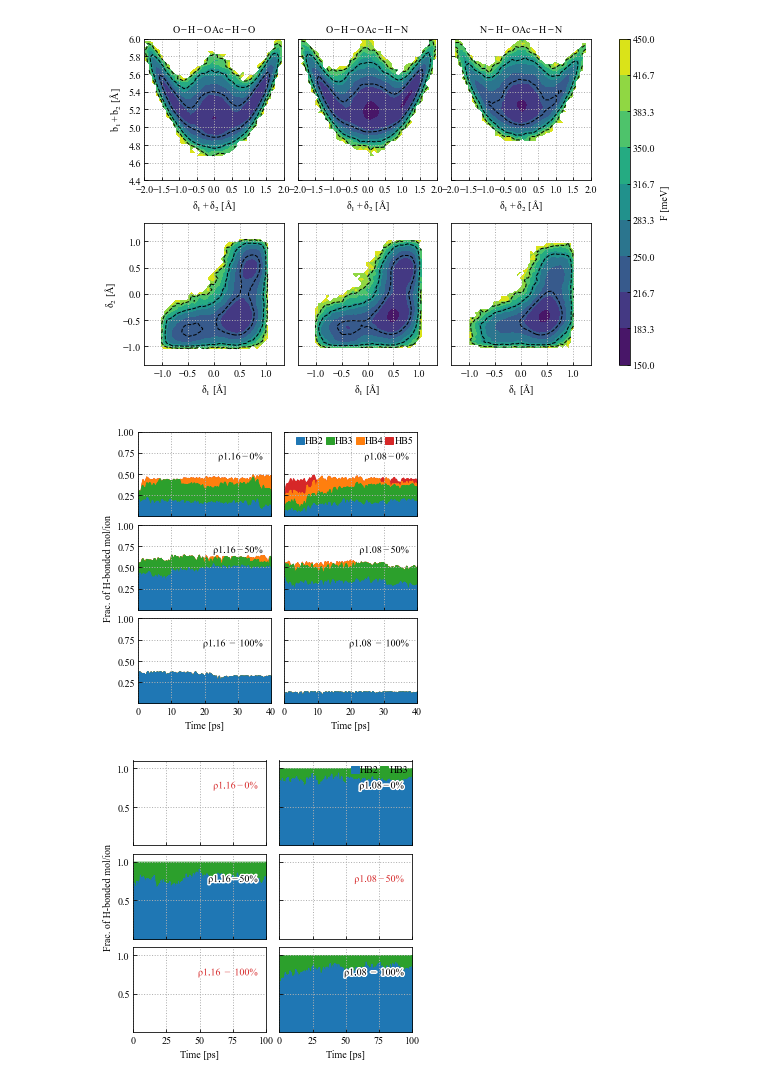
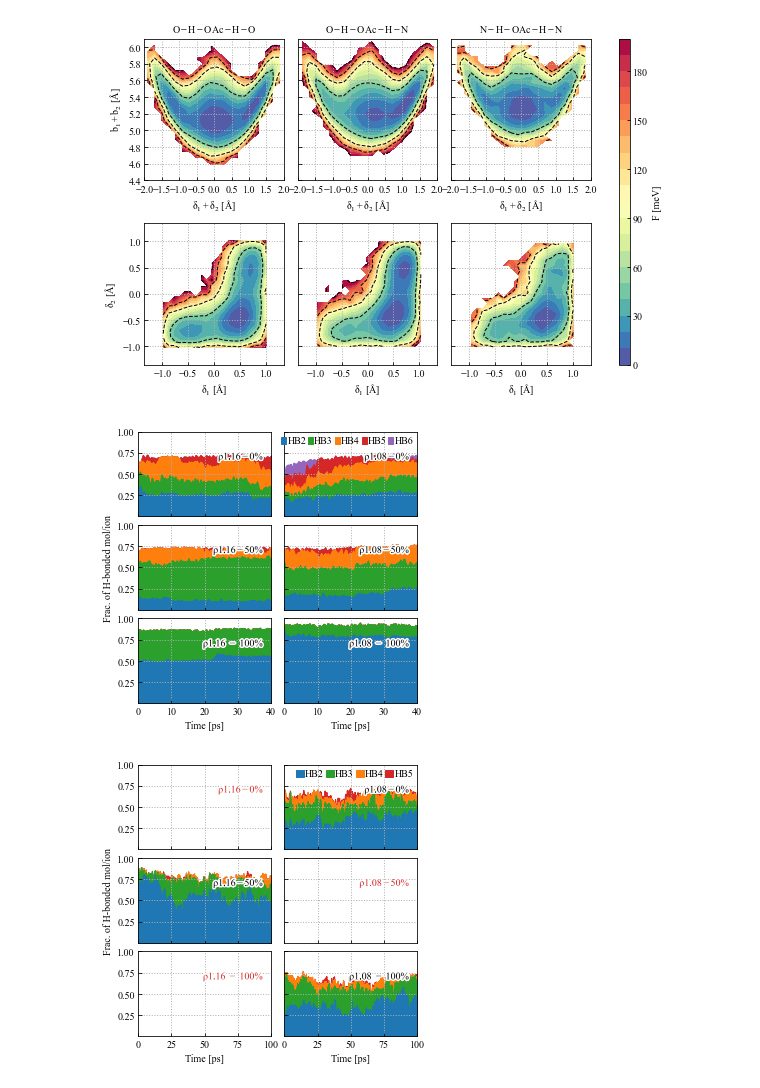
Before and after one commit to yqshao-archive/pils, a Jupyter notebook: notebooks/structure_plots.ipynb, the cells around one changed output. Drawn from its saved outputs; the diff is of its cells as text; code cells hidden in the pictures.

```diff
--- a/notebooks/structure_plots.ipynb
+++ b/notebooks/structure_plots.ipynb
@@ -9,8 +9,8 @@ import numpy as np
 f, axs = plt.subplots(2, 3, figsize=[10, 6], sharey="row", sharex="row")
 
 all_xax = np.concatenate(
-    [np.load(fname) for fname in glob("../analyses/hbonds/nvt-*/*/xax.npy")],
-    #[np.load(fname) for fname in glob("../analyses/hbonds/al-adam-gen3/nvt-340k-100ps/*/xax.npy")],
+    #[np.load(fname) for fname in glob("../analyses/hbonds/nvt-*/*/xax.npy")],
+    [np.load(fname) for fname in glob("../analyses/hbonds/al-adam-gen3/nvt-340k-100ps/*/xax.npy")],
     axis=0,
 )
 all_count = all_xax.shape[0]
@@ -18,17 +18,18 @@ all_count = all_xax.shape[0]
 for ((ax1, ax2), name, i) in zip(axs.T, ["aaa", "aab", "bab"], [0.0, 1.0, 2.0]):
     this_xax = all_xax[all_xax[:, 0] == i]
     def hist2contour(ax, x, y):
-        h, xedges, yedges = np.histogram2d(x, y, bins=40)
+        h, xedges, yedges = np.histogram2d(x, y, bins=20)
         pmf = - np.ma.log(h.T/all_count) * 8.617e-5 * 340 * 1000
+        pmf -= np.min(pmf)
         xbins = xedges[:-1] + (xedges[1] - xedges[0]) / 2
         ybins = yedges[:-1] + (yedges[1] - yedges[0]) / 2
-        level1 = np.linspace(150, 450, 10)
-        level2 = np.linspace(150, 450, 5)
-        c = ax.contourf(xbins, ybins, pmf, level1,)
+        level1 = np.arange(0, 201, 10)
+        level2 = np.arange(0, 201, 50)
+        c = ax.contourf(xbins, ybins, pmf, level1,cmap='Spectral_r')
         ax.contour(xbins, ybins, pmf, level2, colors="k", linewidths=1, linestyles='--')
         return c
     ax1.set_xlim(-2, 2)
-    ax1.set_ylim(4.4, 6)
+    ax1.set_ylim(4.5, 6.1)
     ax2.set_xlim(-1.35, 1.35)
     ax2.set_ylim(-1.35, 1.35)
     ax2.set_xticks(np.arange(-1,1.1,0.5))
@@ -51,46 +52,47 @@ f.colorbar(c, ax=axs.flatten().tolist(), aspect=30, label='F [meV]')
 axs[0,0].set_title('$O-H-OAc-H-O$',fontsize=10)
 axs[0,1].set_title('$O-H-OAc-H-N$',fontsize=10)
 axs[0,2].set_title('$N-H-OAc-H-N$',fontsize=10)
-plt.savefig('pt-pmf-cp2k.png')
+# plt.savefig('pt-pmf-cp2k.png')
+plt.savefig('pt-pmf-al-adam-gen3.png')
 # %% [output]
-[figure, old version]
+[figure, new version]
 # %%
 from scipy.signal import savgol_filter
 import matplotlib.patheffects as pe
 
 f, axs = plt.subplots(3,2, figsize=[5,5], sharex=True, sharey=True)
 stride = 20
 
 for rho, col, t1 in zip(['rho1.1551', 'rho1.0753'], axs.T, [r'$\rho1.16',r'$\rho1.08']):
 
     for tag, ax, t2 in zip(['a32b32i0','a16b16i16','a0b0i32'], col, ['-0\%$', '-50\%$', '~-~100\%$']):
         ener = np.concatenate([np.loadtxt(f'../trajs/cp2k/nvt-{seg}-{seg+10}ps/hoac-c1im-{tag}-{rho}/cp2k-md-1.ener') for seg in [0,10,20,30]],axis=0)
         traj = np.concatenate([np.load(f'../analyses/hbonds/nvt-{seg}-{seg+10}ps/hoac-c1im-{tag}-{rho}/pop.npy') for seg in [0,10,20,30]],axis=0)
         traj = traj[::stride]
         ener = ener[::stride]
         t = ener[:,1]/1000
         pot = ener[:,4]/640*27.2114
         # for the HB population
-        hbpop = traj[:,4:].cumsum(axis=1)/64.
+        hbpop = traj[:,3:].cumsum(axis=1)/64.
         hbpop = np.apply_along_axis(lambda m: savgol_filter(m, 101, 3), axis=0, arr=hbpop)
         handles = [ax.fill_between(t, x, color=color, alpha=1) for x, color in
-                   list(zip(hbpop.T, ['tab:blue', 'tab:green', 'tab:orange', 'tab:red']))[::-1]]
+                   list(zip(hbpop.T, ['tab:blue', 'tab:green', 'tab:orange', 'tab:red', 'tab:purple']))[::-1]]
         # for the plot
         ax.text(0.95,0.7, t1+t2,transform=ax.transAxes, va='center', ha='right',
                 path_effects=[pe.withStroke(linewidth=3, foreground='w')])
         ax.grid(lw=1, ls=':')
 axs[1,0].set_ylabel('Frac. of H-bonded mol/ion')
 axs[-1,0].set_xlabel('Time [ps]')
 axs[-1,1].set_xlabel('Time [ps]')
 
 axs[0,1].legend(handles[::-1], [f'HB{i+2}' for i in range(len(handles))],
-                handlelength=0.8, ncol=4, columnspacing=0.2, handletextpad=0.1, borderaxespad=0)
+                handlelength=0.5, ncol=5, columnspacing=0.2, handletextpad=0.1, borderaxespad=0)
 ax.set_ylim(0.001,1)
 ax.set_xlim(0,40)
 plt.subplots_adjust(wspace=0.1, hspace=0.1)
 plt.savefig('hbnet-cp2k.png')
 # %% [output]
-[figure, old version]
+[figure, new version]
 # %%
 from scipy.signal import savgol_filter
 import matplotlib.patheffects as pe
@@ -112,7 +114,7 @@ for rho, col, t1 in zip(['r1.16', 'r1.08'], axs.T, [r'$\rho1.16',r'$\rho1.08']):
         traj = traj[::stride]
         t = np.arange(traj.shape[0])/100*stride
         # for the HB population
-        hbpop = traj[:,1:3].cumsum(axis=1)/32.
+        hbpop = traj[:,3:].cumsum(axis=1)/64.
         hbpop = np.apply_along_axis(lambda m: savgol_filter(m, 101, 3), axis=0, arr=hbpop)
         handles = [ax.fill_between(t, x, color=color, alpha=1) for x, color in
                    list(zip(hbpop.T, ['tab:blue', 'tab:green', 'tab:orange', 'tab:red']))[::-1]]
@@ -126,9 +128,9 @@ axs[-1,1].set_xlabel('Time [ps]')
 
 axs[0,1].legend(handles[::-1], [f'HB{i+2}' for i in range(len(handles))],
                 handlelength=0.8, ncol=4, columnspacing=0.2, handletextpad=0.1, borderaxespad=0)
-ax.set_ylim(0.001,1.1)
+ax.set_ylim(0.001,1.0)
 ax.set_xlim(0,100)
 plt.subplots_adjust(wspace=0.1, hspace=0.1)
 plt.savefig('hbnet-al-adam-gen3.png')
 # %% [output]
-[figure, old version]
+[figure, new version]
```
Also changed, not shown: 2 other files.
